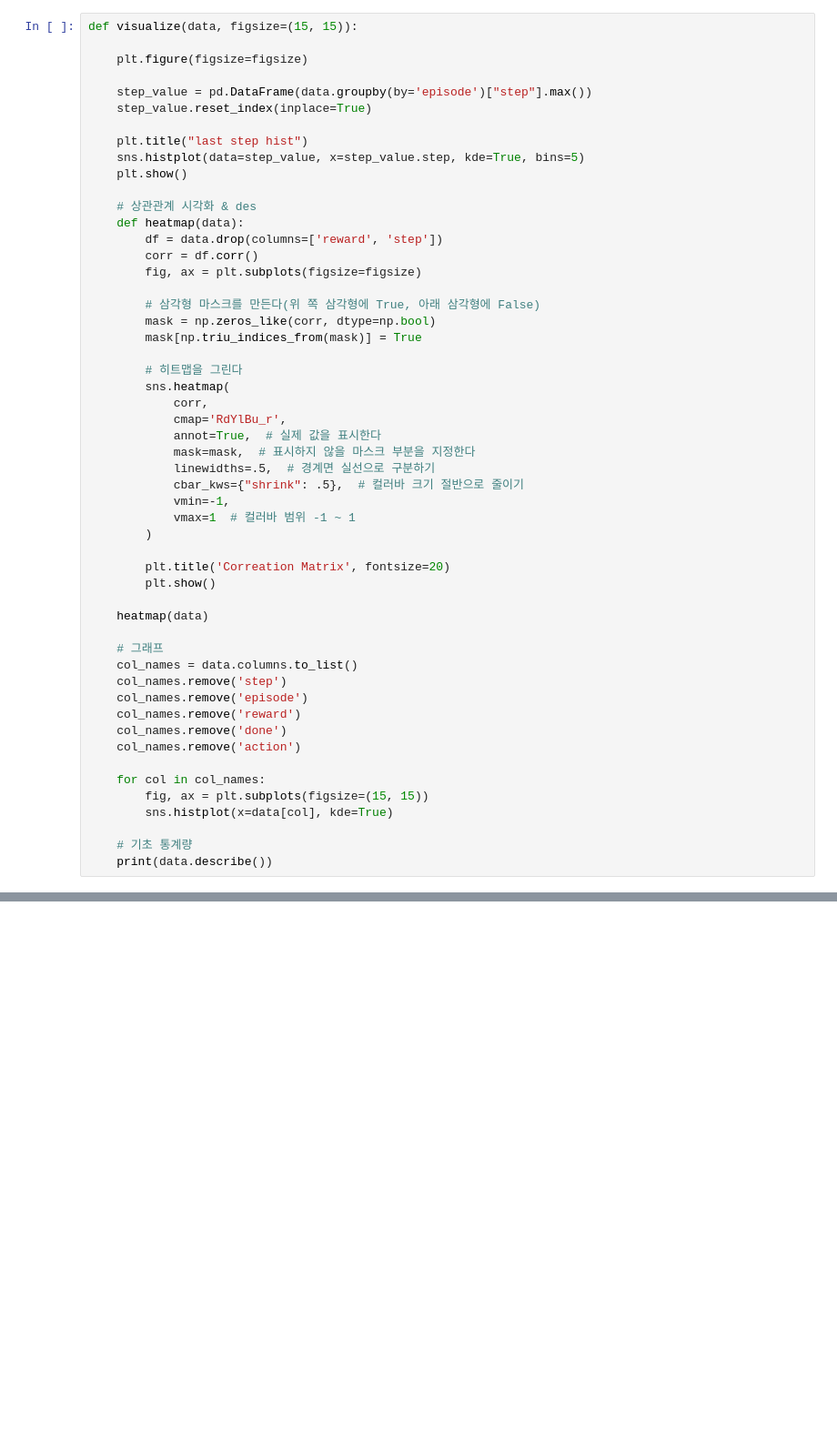
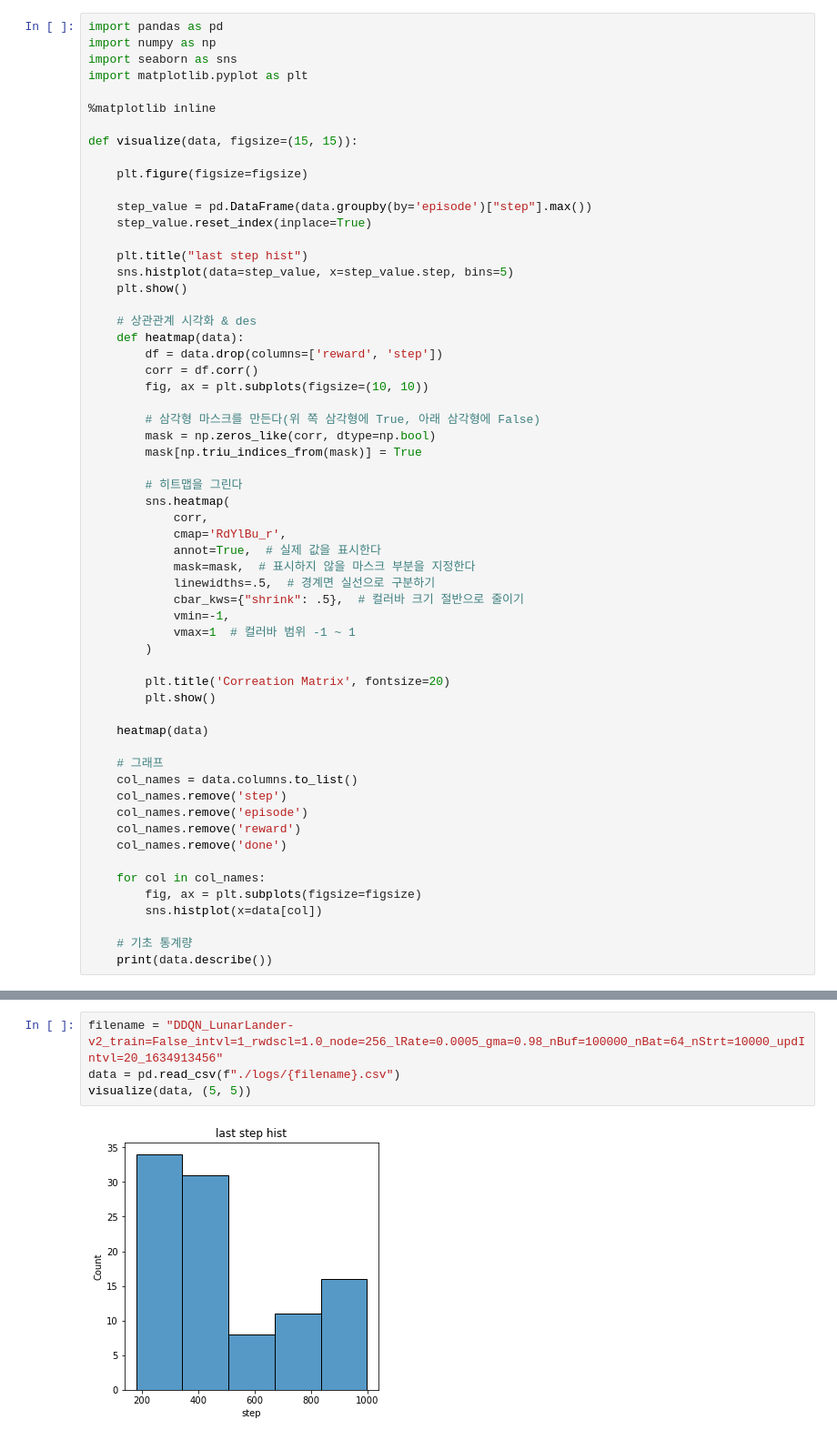
Before and after one commit to kuro11pow2/graduation-project, a Jupyter notebook: src/demo_data.ipynb, the cells around one changed output, grey strips where cells are left out. Shown at 91% size. Saved outputs shown, nothing was run; the diff lists cells and outputs as text; blank space fills up the shorter version.

```diff
--- a/src/demo_data.ipynb
+++ b/src/demo_data.ipynb
@@ -8,4 +1,11 @@ import matplotlib.pyplot as plt
 # %%
+import pandas as pd
+import numpy as np
+import seaborn as sns
+import matplotlib.pyplot as plt
+
+%matplotlib inline
+
 def visualize(data, figsize=(15, 15)):
 
     plt.figure(figsize=figsize)
@@ -14,14 +14,14 @@ def visualize(data, figsize=(15, 15)):
     step_value.reset_index(inplace=True)
 
     plt.title("last step hist")
-    sns.histplot(data=step_value, x=step_value.step, kde=True, bins=5)
+    sns.histplot(data=step_value, x=step_value.step, bins=5)
     plt.show()
 
     # 상관관계 시각화 & des
     def heatmap(data):
         df = data.drop(columns=['reward', 'step'])
         corr = df.corr()
-        fig, ax = plt.subplots(figsize=figsize)
+        fig, ax = plt.subplots(figsize=(10, 10))
 
         # 삼각형 마스크를 만든다(위 쪽 삼각형에 True, 아래 삼각형에 False)
         mask = np.zeros_like(corr, dtype=np.bool)
@@ -50,11 +50,10 @@ def visualize(data, figsize=(15, 15)):
     col_names.remove('episode')
     col_names.remove('reward')
     col_names.remove('done')
-    col_names.remove('action')
 
     for col in col_names:
-        fig, ax = plt.subplots(figsize=(15, 15))
-        sns.histplot(x=data[col], kde=True)
+        fig, ax = plt.subplots(figsize=figsize)
+        sns.histplot(x=data[col])
 
     # 기초 통계량
     print(data.describe())
@@ -63,0 +60,6 @@ visualize(data)
+# %%
+filename = "DDQN_LunarLander-v2_train=False_intvl=1_rwdscl=1.0_node=256_lRate=0.0005_gma=0.98_nBuf=100000_nBat=64_nStrt=10000_updIntvl=20_1634913456"
+data = pd.read_csv(f"./logs/{filename}.csv")
+visualize(data, (5, 5))
+# %% [output]
+[figure, added]
```
Also changed, not shown: parts of 7 cells of this notebook.
